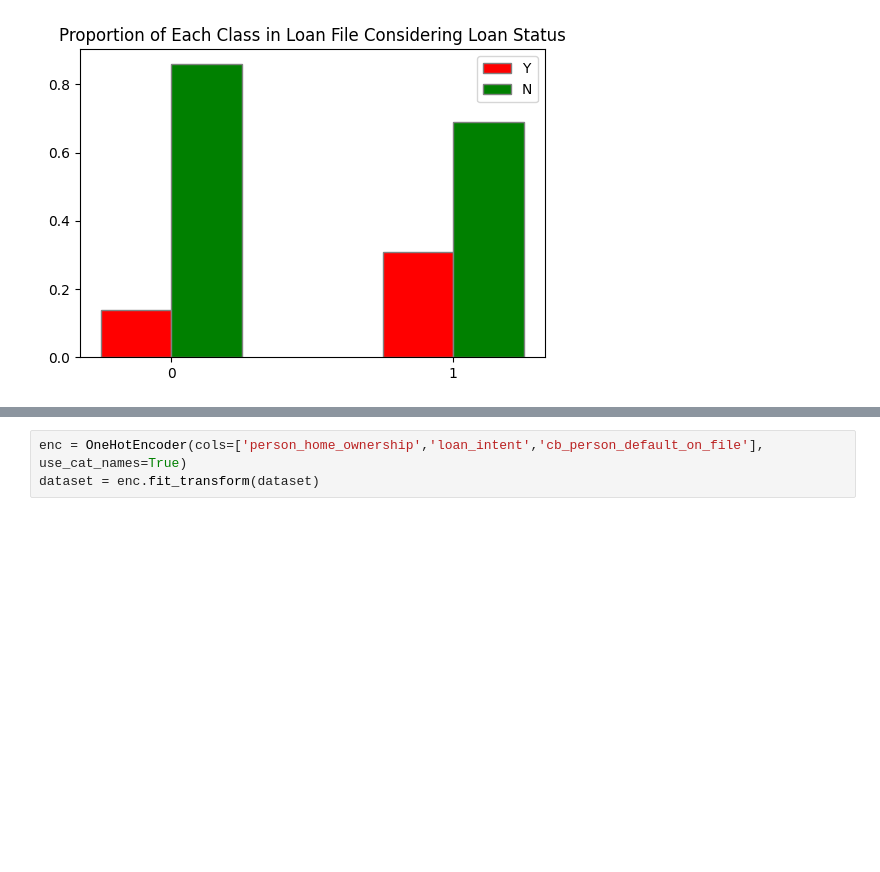
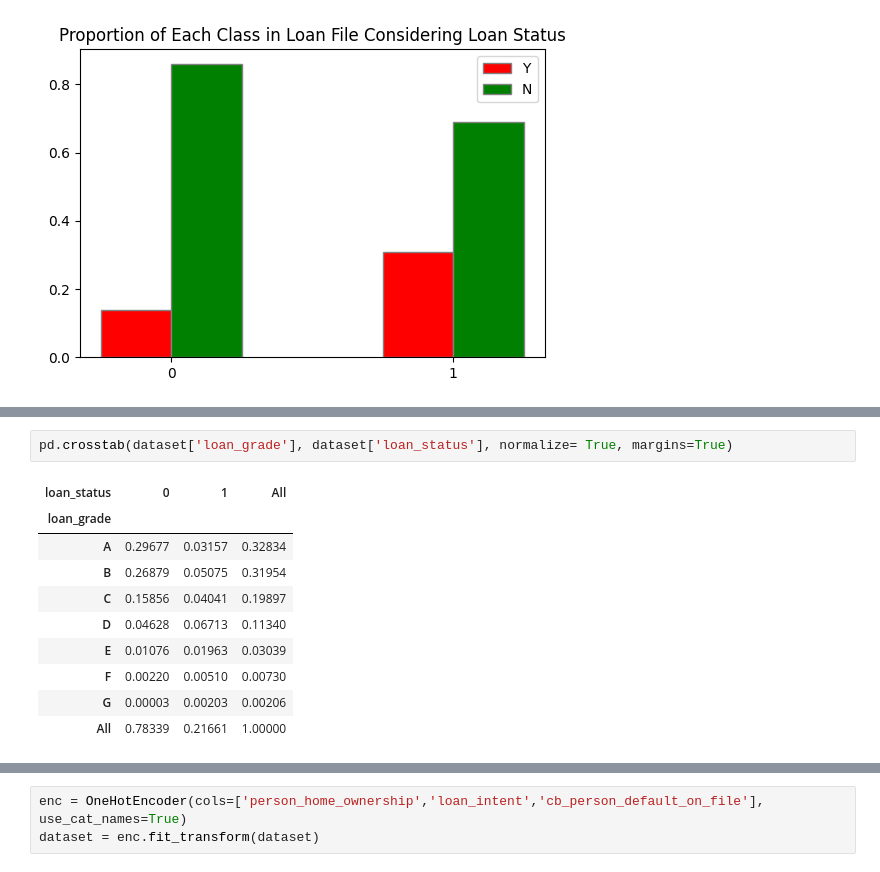
Before and after one commit to felipebita/credit_risk, a Jupyter notebook: notebook/credit_risk_modeling.ipynb, the cells around one changed output, grey strips where cells are left out. Cells and saved outputs as stored; diff of their text form; blank space fills up the shorter version.

```diff
--- a/notebook/credit_risk_modeling.ipynb
+++ b/notebook/credit_risk_modeling.ipynb
@@ -606,0 +607,13 @@ plt.show()
+# %%
+pd.crosstab(dataset['loan_grade'], dataset['loan_status'], normalize= True, margins=True)
+# %% [output]
+| loan_status | 0 | 1 | All |
+| loan_grade |  |  |  |
+| A | 0.29677 | 0.03157 | 0.32834 |
+| B | 0.26879 | 0.05075 | 0.31954 |
+| C | 0.15856 | 0.04041 | 0.19897 |
+| D | 0.04628 | 0.06713 | 0.11340 |
+| E | 0.01076 | 0.01963 | 0.03039 |
+| F | 0.00220 | 0.00510 | 0.00730 |
+| G | 0.00003 | 0.00203 | 0.00206 |
+| All | 0.78339 | 0.21661 | 1.00000 |
```
Also changed, not shown: parts of 5 cells of this notebook.
